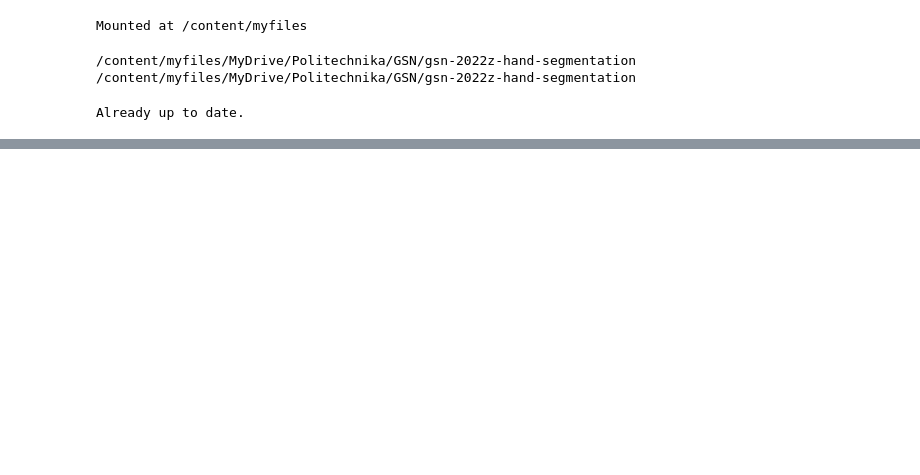
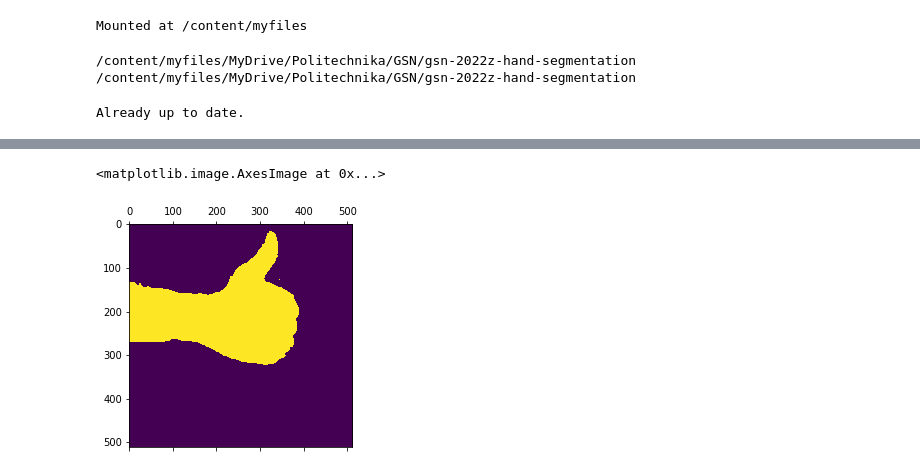
Before and after one commit to Maugosia/hand-segmentation-nn, a Jupyter notebook: load_data.ipynb, the cells around one changed output, grey strips where cells are left out. Cells and saved outputs as stored; diff of their text form; code cells hidden in the pictures; blank space fills up the shorter version.

```diff
--- a/load_data.ipynb
+++ b/load_data.ipynb
@@ -17,0 +234,7 @@ Already up to date.
+# %%
+im, lab = data_1[0]
+# %%
+plt.matshow(np.squeeze(lab[[0]].permute(1, 2, 0)))
+# %% [output]
+<matplotlib.image.AxesImage at 0x...>
+[figure, added]
```
Also changed, not shown: parts of 20 cells of this notebook.
